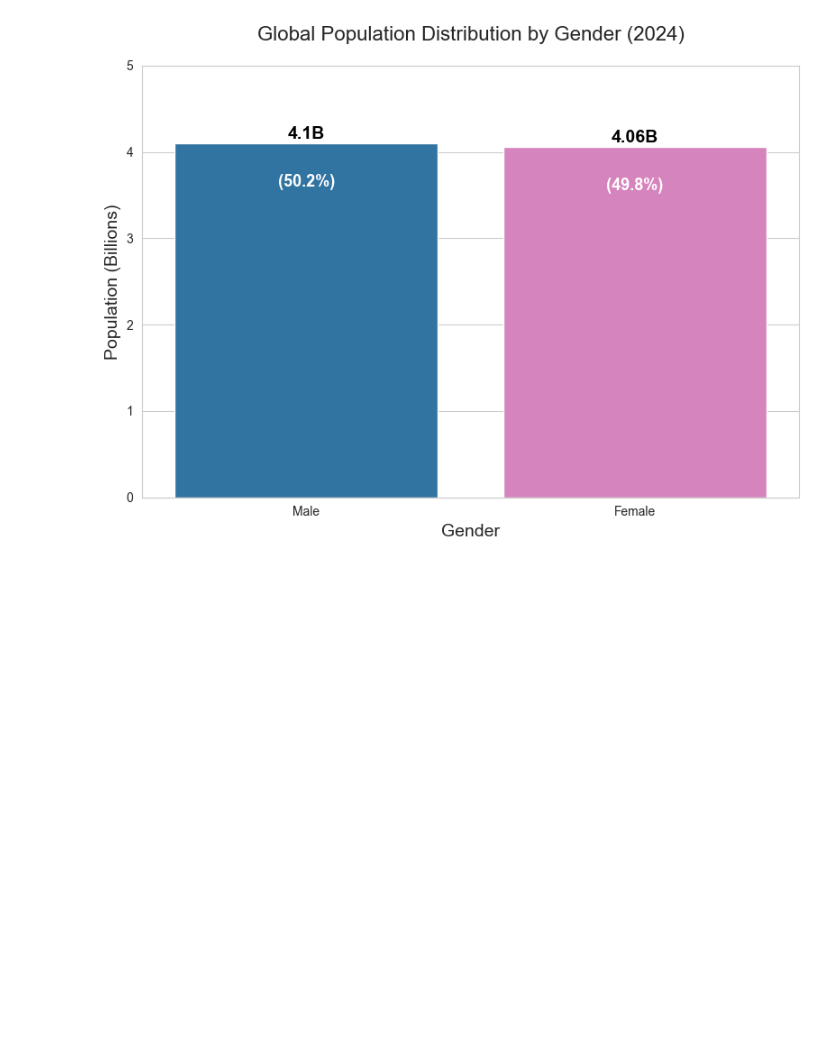
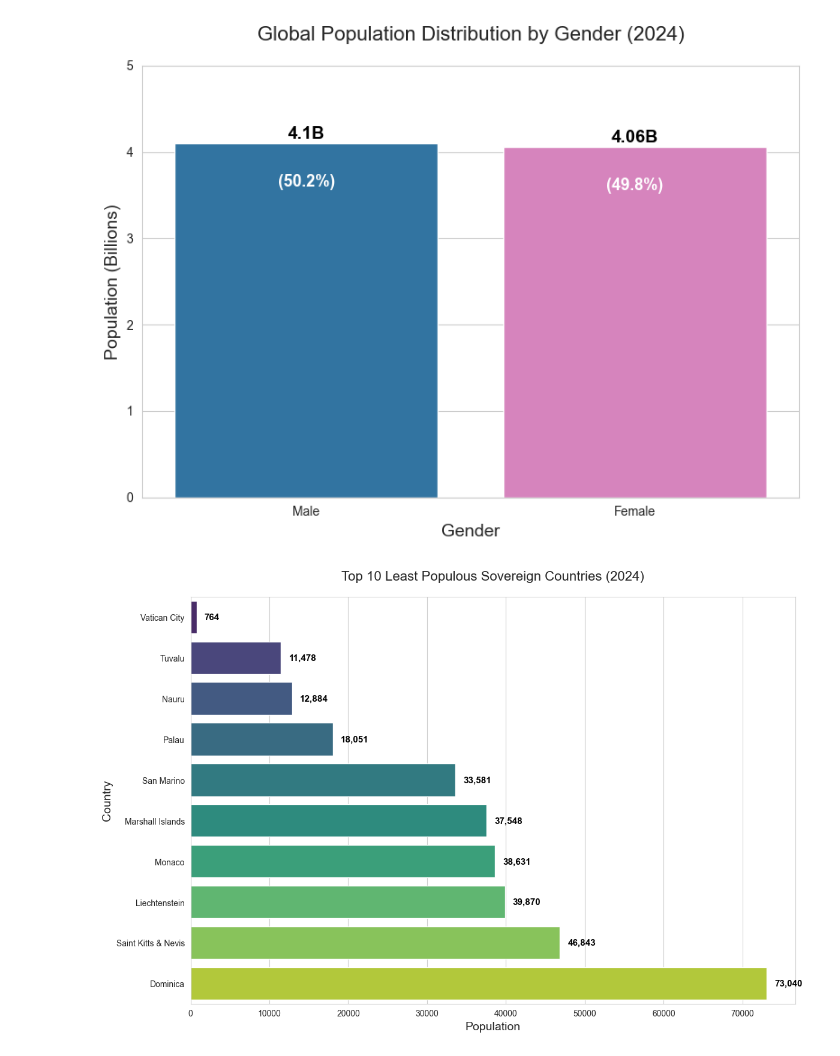
Before and after one commit to ameena935/SCT_DS_1, a Jupyter notebook: DSTask1.ipynb, the cells around one changed output. Saved outputs shown, nothing was run; the diff lists cells and outputs as text; code cells hidden in the pictures; blank space fills up the shorter version.

```diff
--- a/DSTask1.ipynb
+++ b/DSTask1.ipynb
@@ -144,3 +144,28 @@ plt.tight_layout()
 plt.show()
 # %% [output]
 [figure]
+# %%
+data={
+    'Country':['Vatican City', 'Tuvalu', 'Nauru', 'Palau', 'San Marino','Marshall Islands', 'Monaco', 'Liechtenstein', 'Saint Kitts & Nevis', 'Dominica'],
+    'Population': [764, 11478, 12884, 18051, 33581,
+                   37548, 38631, 39870, 46843, 73040]
+}
+df=pd.DataFrame(data)
+df=df.sort_values('Population',ascending=True)
+
+plt.figure(figsize=(12,8))
+sns.set_style("whitegrid")
+
+barplot=sns.barplot(x='Population',y='Country',data=df,hue='Country',palette='viridis')
+
+plt.title('Top 10 Least Populous Sovereign Countries (2024)',fontsize=16,pad=20)
+plt.xlabel('Population',fontsize=14)
+plt.ylabel('Country',fontsize=14)
+
+for i,v in enumerate(df['Population']):
+    barplot.text(v + 1000,i,f'{v:,.0f}',va='center',fontsize=11,fontweight='bold',color='black')
+
+plt.tight_layout()
+plt.show()
+# %% [output]
+[figure, added]
```
